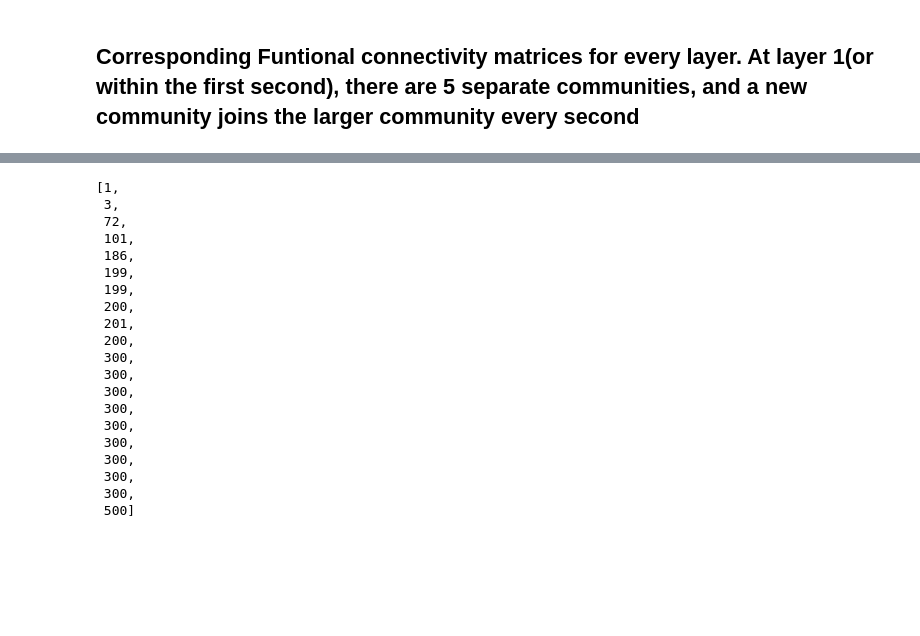
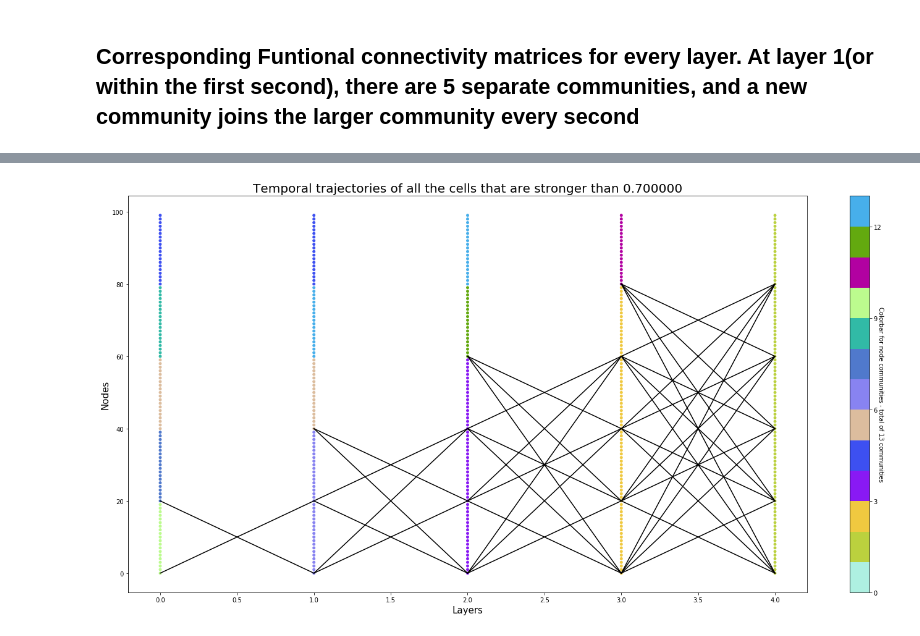
Before and after one commit to ulgenklc/temporal_network_analysis, a Jupyter notebook: Leiden_fake_data.ipynb, the cells around one changed output, grey strips where cells are left out. Cells and saved outputs as stored; diff of their text form; code cells hidden in the pictures; blank space fills up the shorter version.

```diff
--- a/Leiden_fake_data.ipynb
+++ b/Leiden_fake_data.ipynb
@@ -799,23 +721,4 @@ comm_size0
-# %%
-comm_sizeU0
-# %% [output]
-[1,
- 3,
- 72,
- 101,
- 186,
- 199,
- 199,
- 200,
- 201,
- 200,
- 300,
- 300,
- 300,
- 300,
- 300,
- 300,
- 300,
- 300,
- 300,
- 500]
+# %%
+TN.trajectories(thresh = 0.7, node_id = None, community = comms0, edge_color = False, pv = None)
+# %% [output]
+[figure, added]
```
Also changed, not shown: parts of 10 cells of this notebook, 7 other files.
